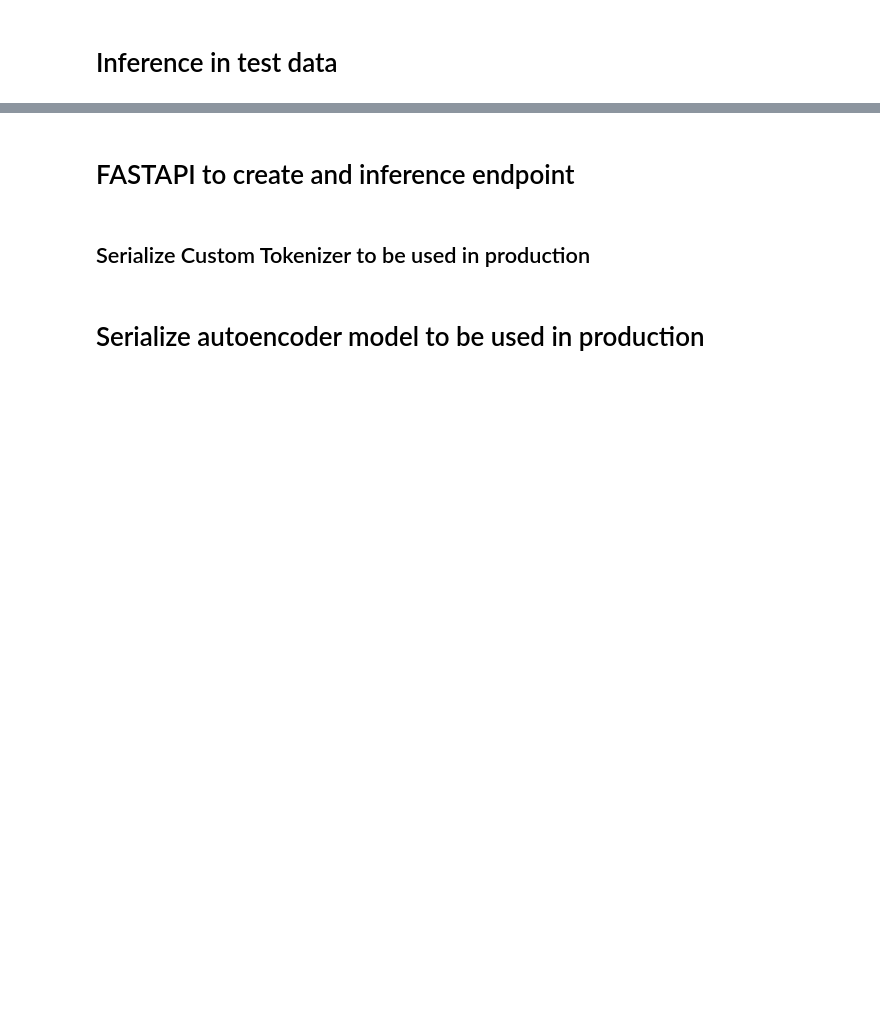
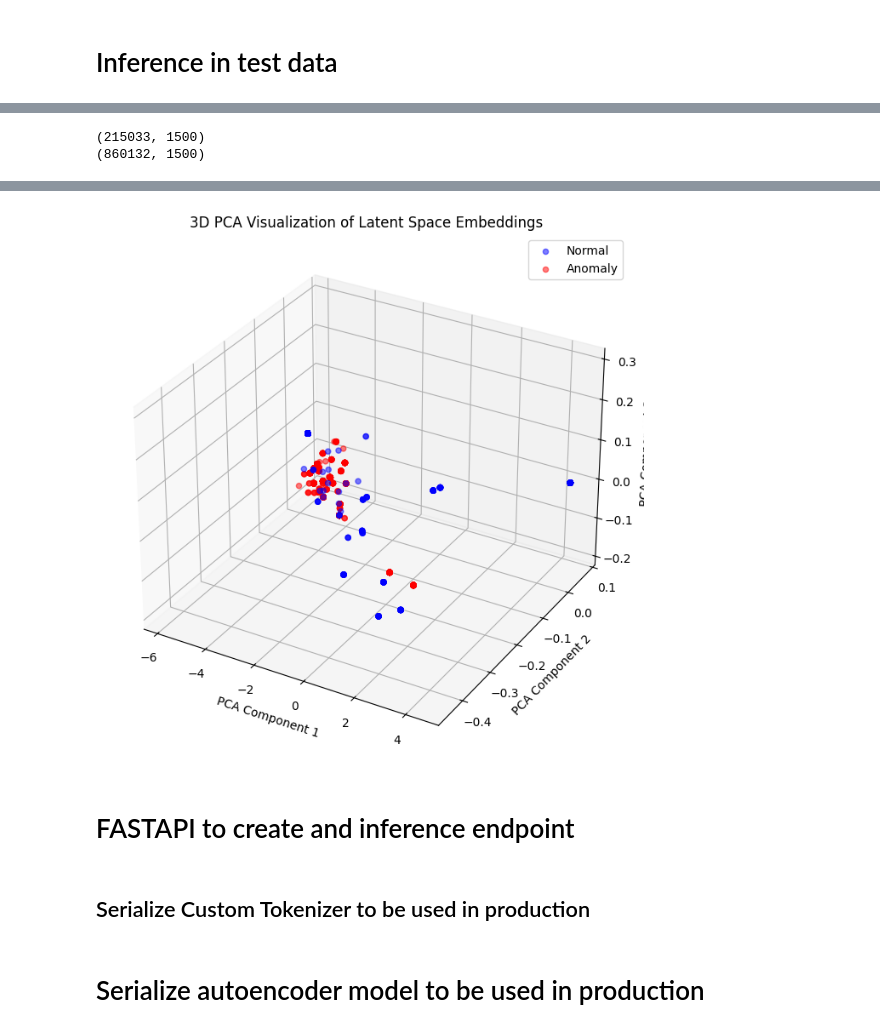
Before and after one commit to etechoptimist/logRCA_toolkit, a Jupyter notebook: log_anomalies_detection_autoencoder.ipynb, the cells around one changed output, grey strips where cells are left out. Drawn from its saved outputs; the diff is of its cells as text; code cells hidden in the pictures; blank space fills up the shorter version.

```diff
--- a/log_anomalies_detection_autoencoder.ipynb
+++ b/log_anomalies_detection_autoencoder.ipynb
@@ -263,0 +362,8 @@ Returning the number of logical cores instead. You can silence this warning by s
+# %%
+threshold=0.0006666666666666666
+anomalies = np.where(reconstruction_errors > threshold)[0]
+
+print("Threshold:", threshold)
+print("Anomalous log entries:")
+for idx in anomalies:
+    print(idx, log_entries[idx])
@@ -264,27 +388,37 @@ Returning the number of logical cores instead. You can silence this warning by s
+# %%
+print(test_data.shape)
+print(train_data.shape)
+#latent_space_embeddings = latent_space_model.predict(test_data)
+# %% [output]
+(215033, 1500)
+(860132, 1500)
 # %%
+import numpy as np
+from sklearn.decomposition import PCA
+import matplotlib.pyplot as plt
+from tensorflow.keras.models import Model
+
 # Extract embeddings from the latent space
-latent_space_model = Model(inputs=autoencoder.input, outputs=latent_space)
+latent_space_model = Model(inputs=autoencoder.input, outputs=autoencoder.get_layer('latent_space').output)
 latent_space_embeddings = latent_space_model.predict(test_data)
 
-#t-SNE in 3D
-tsne = TSNE(n_components=3, random_state=42)
-tsne_embeddings_3d = tsne.fit_transform(latent_space_embeddings)
+# PCA in 3D
+pca = PCA(n_components=3)
+pca_embeddings_3d = pca.fit_transform(latent_space_embeddings)
 
-# Plot t-SNE embeddings in 3D
 fig = plt.figure(figsize=(12, 8))
 ax = fig.add_subplot(111, projection='3d')
 
-# Plot normal data points
-ax.scatter(tsne_embeddings_3d[~anomalies, 0], tsne_embeddings_3d[~anomalies, 1], tsne_embeddings_3d[~anomalies, 2],
+# Plot normal and anomalous data points
+ax.scatter(pca_embeddings_3d[~anomalies, 0], pca_embeddings_3d[~anomalies, 1], pca_embeddings_3d[~anomalies, 2],
            c='b', label='Normal', alpha=0.5)
-
-# Plot anomalous data points
-ax.scatter(tsne_embeddings_3d[anomalies, 0], tsne_embeddings_3d[anomalies, 1], tsne_embeddings_3d[anomalies, 2],
+ax.scatter(pca_embeddings_3d[anomalies, 0], pca_embeddings_3d[anomalies, 1], pca_embeddings_3d[anomalies, 2],
            c='r', label='Anomaly', alpha=0.5)
 
-ax.set_title('3D t-SNE Visualization of Latent Space Embeddings')
-ax.set_xlabel('t-SNE Component 1')
-ax.set_ylabel('t-SNE Component 2')
-ax.set_zlabel('t-SNE Component 3')
+ax.set_title('3D PCA Visualization of Latent Space Embeddings')
+ax.set_xlabel('PCA Component 1')
+ax.set_ylabel('PCA Component 2')
+ax.set_zlabel('PCA Component 3')
 ax.legend()
 plt.show()
+# %% [output]
@@ -291,3 +426,4 @@ plt.show()
+[figure, added]
 # %% [markdown]
 # FASTAPI to create and inference endpoint
 # %% [markdown]
```
Also changed, not shown: parts of 17 cells of this notebook.
